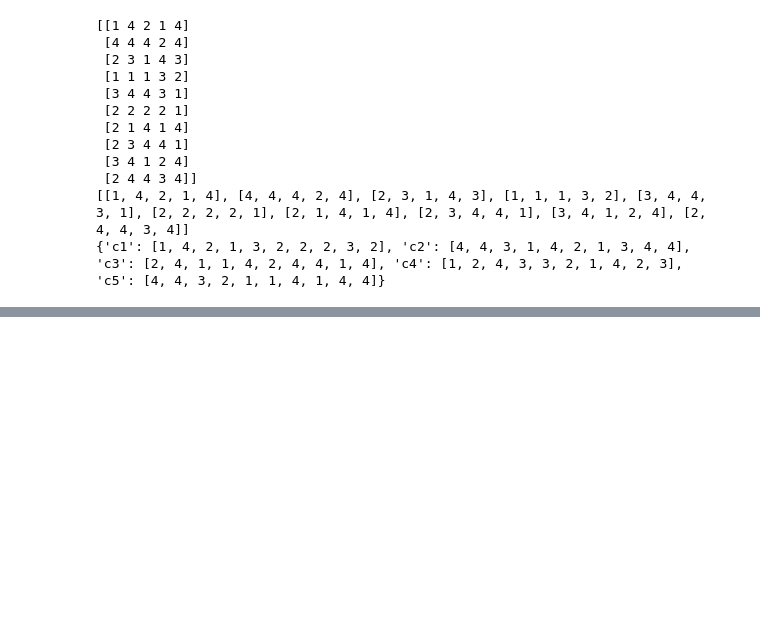
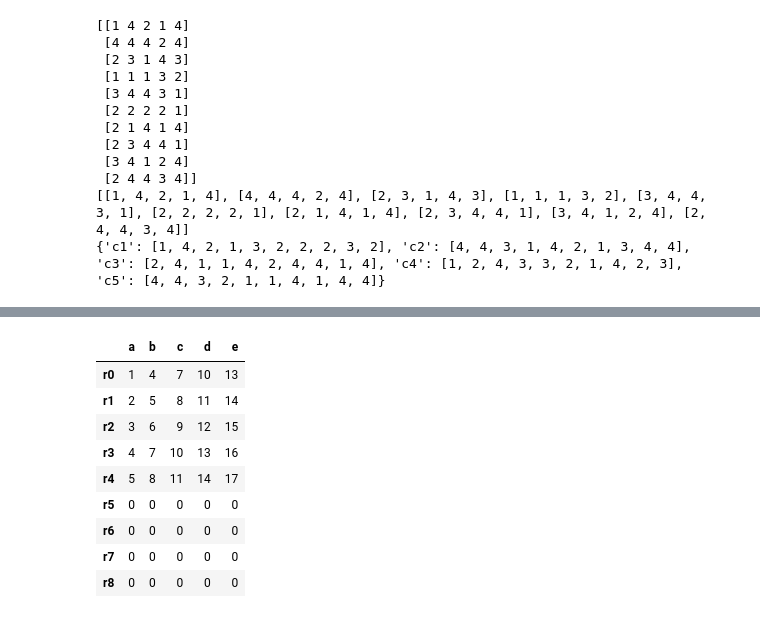
Before and after one commit to Kimhang-KDT/kita_2404, a Jupyter notebook: m3_분석 라이브러리/pandas_1_데이터_구조.ipynb, the cells around one changed output, grey strips where cells are left out. Saved outputs shown, nothing was run; the diff lists cells and outputs as text; code cells hidden in the pictures; blank space fills up the shorter version.

```diff
--- a/m3_분석 라이브러리/pandas_1_데이터_구조.ipynb
+++ b/m3_분석 라이브러리/pandas_1_데이터_구조.ipynb
@@ -555,0 +737,7 @@ print(dt)
+# %%
+# 딕셔서리를 정의
+dict_data = {'a':[1,2,3,4,5], 'b':[4,5,6,7,8], 'c':[7,8,9,10,11], 'd':[10,11,12,13,14], 'e':[13,14,15,16,17]}
+
+# 딕셔서리를 데이터프레임으로 변환. 인덱스를 [r0, r1, r2]로 지정
+df = pd.DataFrame(dict_data, index=['r0','r1','r2','r3','r4'])
+df
@@ -555,0 +751,6 @@ print(dt)
+# %%
+# Q. r5와 r6 2개의 행을 추가하고 값은 0을 적용하여 출력
+df.loc['r5'] = 0
+df.loc['r6'] = 0
+
+df
@@ -555,0 +766,15 @@ print(dt)
+# %%
+ni = ['r0','r1','r2','r3','r4','r5','r6','r7','r8']
+df5 = df.reindex(ni, fill_value=0)
+df5
+# %% [output]
+|  | a | b | c | d | e |
+| r0 | 1 | 4 | 7 | 10 | 13 |
+| r1 | 2 | 5 | 8 | 11 | 14 |
+| r2 | 3 | 6 | 9 | 12 | 15 |
+| r3 | 4 | 7 | 10 | 13 | 16 |
+| r4 | 5 | 8 | 11 | 14 | 17 |
+| r5 | 0 | 0 | 0 | 0 | 0 |
+| r6 | 0 | 0 | 0 | 0 | 0 |
+| r7 | 0 | 0 | 0 | 0 | 0 |
+| r8 | 0 | 0 | 0 | 0 | 0 |
```
Also changed, not shown: parts of 30 cells of this notebook.
